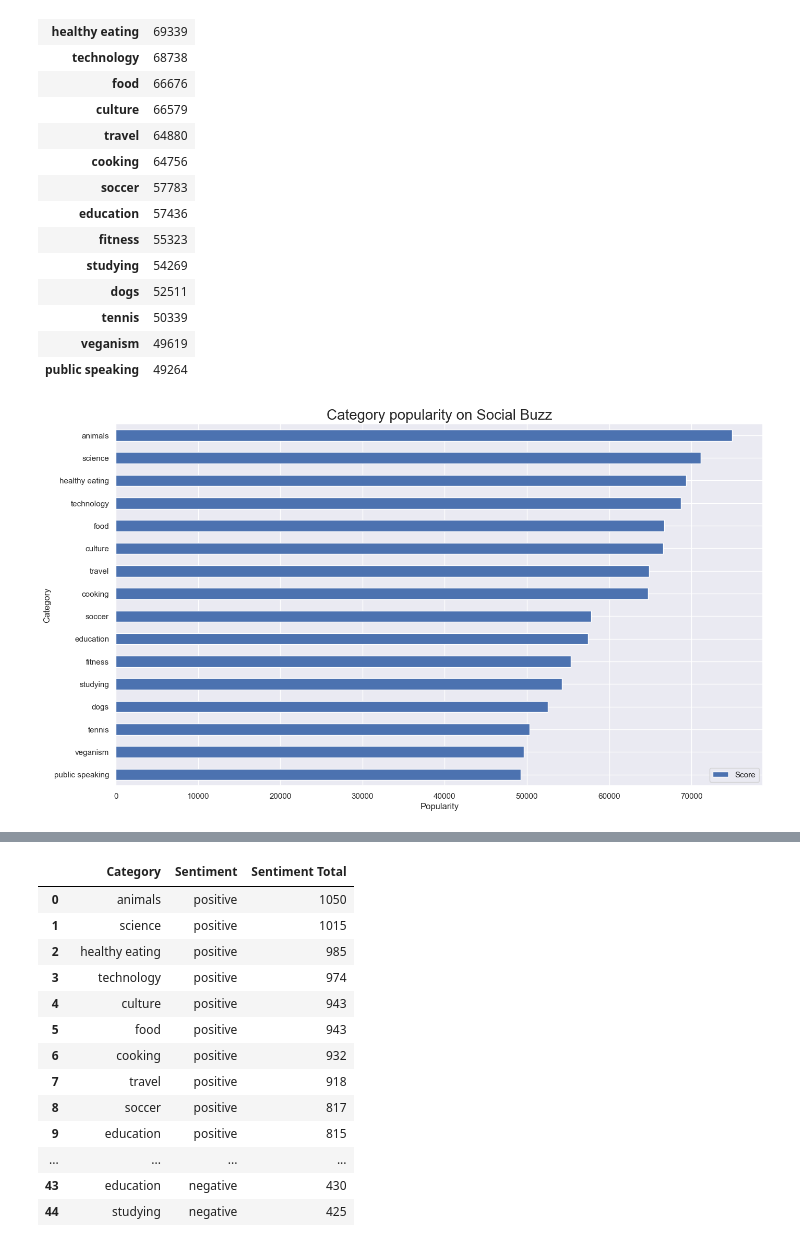
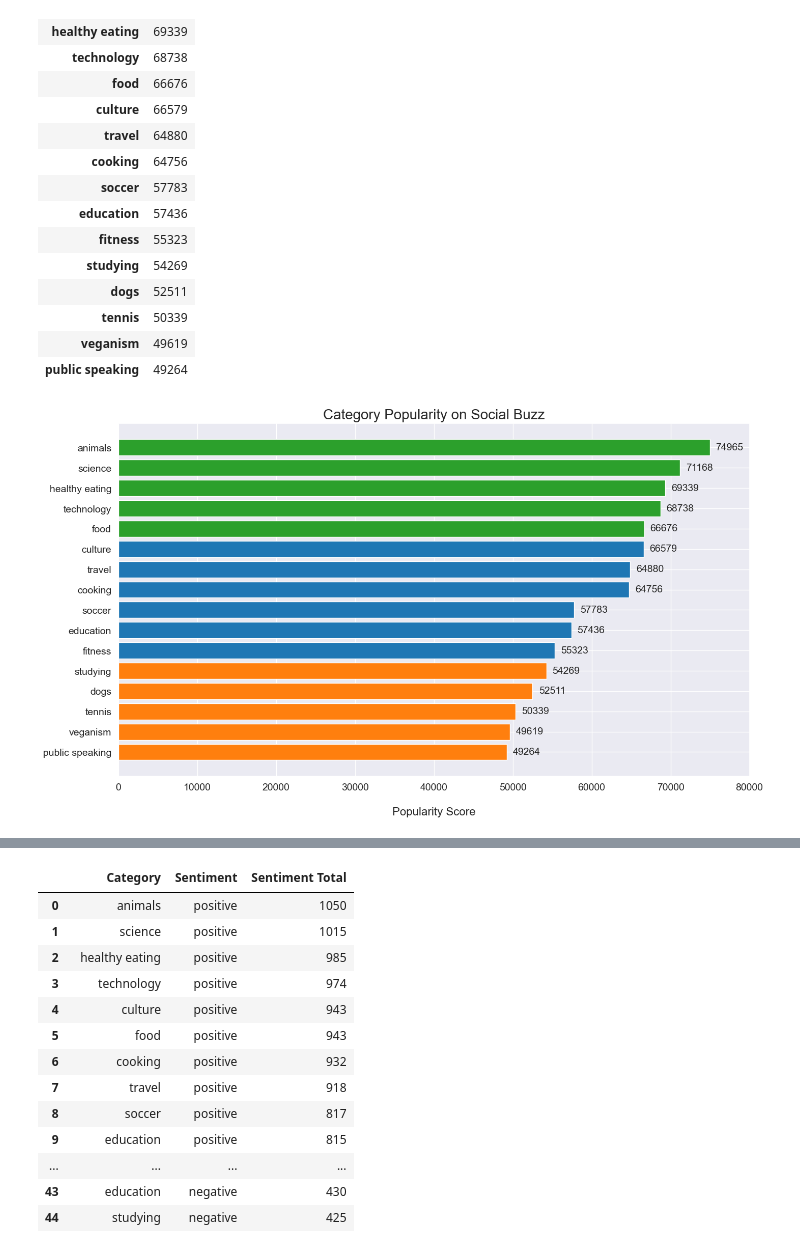
Before and after one commit to sabirinID/Accenture-Data-Analytics-Virtual-Internship, a Jupyter notebook: Files/3-Data-Visualization-and-Storytelling/Task 3 Data Visualization.ipynb, the cells around one changed output, grey strips where cells are left out. Cells and saved outputs as stored; diff of their text form; code cells hidden in the pictures.

```diff
--- a/Files/3-Data-Visualization-and-Storytelling/Task 3 Data Visualization.ipynb
+++ b/Files/3-Data-Visualization-and-Storytelling/Task 3 Data Visualization.ipynb
@@ -88,15 +88,50 @@ scores
 | veganism | 49619 |
 | public speaking | 49264 |
 # %%
-scores.plot(kind='barh', figsize=(16, 9))
+# scores.plot(kind='barh', figsize=(16, 9))
 
-plt.title('Category popularity on Social Buzz', fontsize=20)
-plt.xlabel('Popularity')
-plt.ylabel('Category')
+# plt.title('Category popularity on Social Buzz', fontsize=20)
+# plt.xlabel('\nPopularity Score', fontsize=16)
+# plt.ylabel('')
+# plt.xticks(fontsize=14)
+# plt.yticks(fontsize=14)
 
-#Flips the chart vertically
-plt.gca().invert_yaxis()
+# # Flips the chart vertically
+# plt.gca().invert_yaxis()
 
-plt.show()
+# plt.show()
-# %% [output]
-[figure, removed]
+# %%
+def plot_popularity_scores(scores):
+    # Sort the scores and get the top 5 and bottom 5
+    sorted_scores = scores.sort_values('Score')
+    top_3 = sorted_scores.tail().index
+    bottom_3 = sorted_scores.head().index
+
+    # Create a list of colors based on the rank
+    colors = ['tab:green' if index in top_3 else 'tab:orange' if index in bottom_3 else 'tab:blue' for index in sorted_scores.index]
+
+    # Plot the popularity scores with colors
+    plt.figure(figsize=(16, 9))
+    bars = plt.barh(sorted_scores.index, sorted_scores['Score'], color=colors)
+
+    # Add annotation for each bar
+    for bar in bars:
+        plt.text(bar.get_width() + 2500,
+                 bar.get_y() + bar.get_height() / 2,
+                 str(bar.get_width()),
+                 ha='center',
+                 va='center',
+                 fontsize=14)
+
+    plt.title('Category Popularity on Social Buzz', fontsize=20)
+    plt.xlabel('\nPopularity Score', fontsize=16)
+    plt.ylabel('')
+    plt.xticks(fontsize=14)
+    plt.yticks(fontsize=14)
+    plt.xlim(0, 80000)
+
+    plt.show()
+# %%
+plot_popularity_scores(scores)
+# %% [output]
+[figure, added]
```
Also changed, not shown: parts of 12 cells of this notebook.
